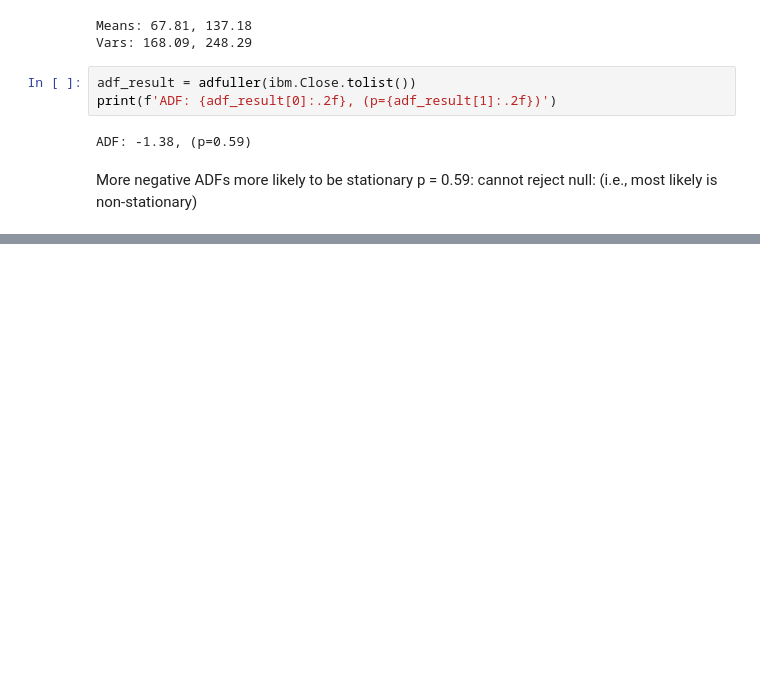
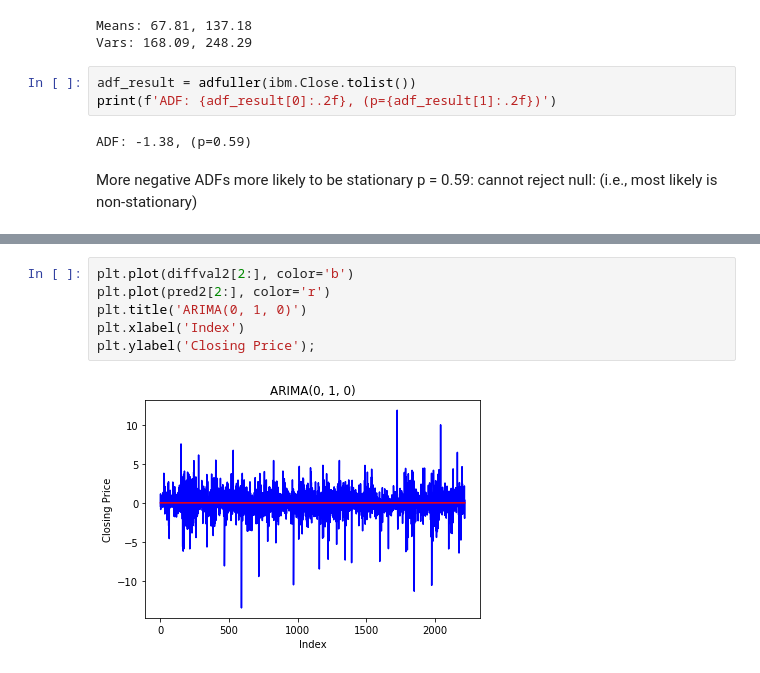
Before and after one commit to damiansp/TS, a Jupyter notebook: python/practical_TSA/04_ARIMA_models/04c_arima.py.ipynb, the cells around one changed output, grey strips where cells are left out. Drawn from its saved outputs; the diff is of its cells as text; blank space fills up the shorter version.

```diff
--- a/python/practical_TSA/04_ARIMA_models/04c_arima.py.ipynb
+++ b/python/practical_TSA/04_ARIMA_models/04c_arima.py.ipynb
@@ -37,0 +173,8 @@ p = 0.59: cannot reject null: (i.e., most likely is non-stationary)
+# %%
+plt.plot(diffval2[2:], color='b')
+plt.plot(pred2[2:], color='r')
+plt.title('ARIMA(0, 1, 0)')
+plt.xlabel('Index')
+plt.ylabel('Closing Price');
+# %% [output]
+[figure, added]
```
Also changed, not shown: parts of 11 cells of this notebook.
